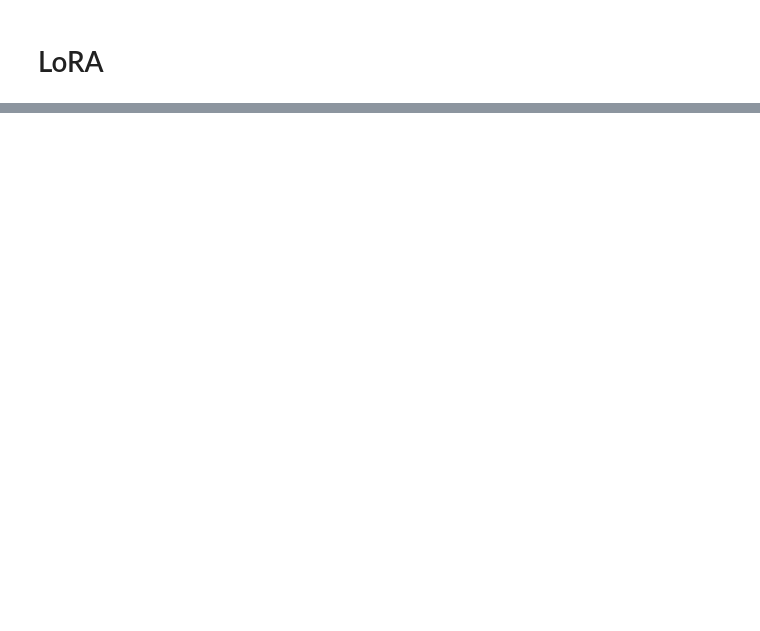
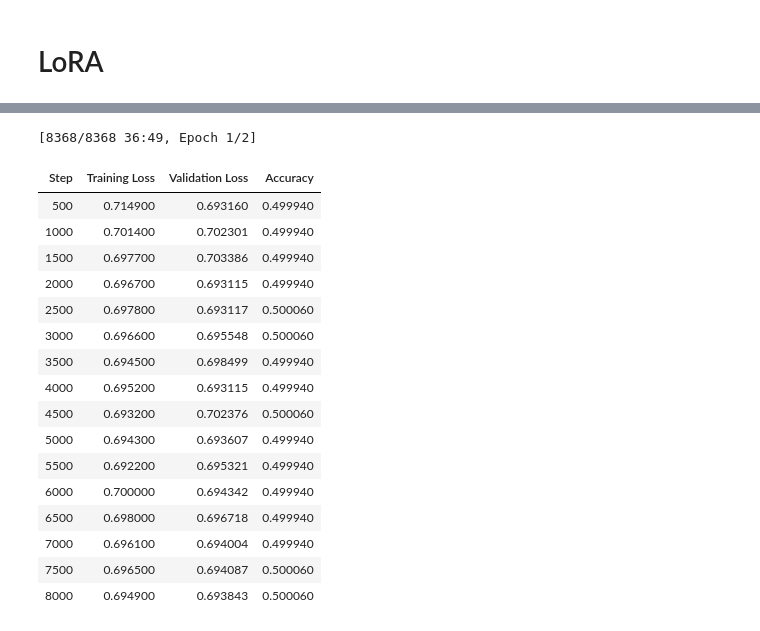
Before and after one commit to Bidhan-Bajracharya/NLP, a Jupyter notebook: A7/main.ipynb, the cells around one changed output, grey strips where cells are left out. Drawn from its saved outputs; the diff is of its cells as text; code cells hidden in the pictures; blank space fills up the shorter version.

```diff
--- a/A7/main.ipynb
+++ b/A7/main.ipynb
@@ -926,0 +1044,28 @@ from peft import LoraConfig, get_peft_model
+# %%
+training_args = TrainingArguments(
+    output_dir="student-lora",
+    learning_rate=2e-4,
+    per_device_train_batch_size=4,
+    per_device_eval_batch_size=2,
+    gradient_accumulation_steps=4,
+    num_train_epochs=2,
+    weight_decay=0.01,
+    load_best_model_at_end=True,
+    evaluation_strategy="steps",
+    save_strategy="steps",
+    save_steps=500,
+    eval_steps=500,
+    fp16=True
+)
+
+tokenized_ds.set_format(type="torch", columns=["input_ids", "attention_mask", "token_type_ids", "label"])
+
+trainer = Trainer(
+    model=student_model_twelve,
+    args=training_args,
+    train_dataset=tokenized_ds["train"],
+    eval_dataset=tokenized_ds["test"],
+    tokenizer=tokenizer,
+    data_collator=default_data_collator,
+    compute_metrics=compute_metrics,
+)
@@ -926,0 +1089,23 @@ from peft import LoraConfig, get_peft_model
+# %%
+trainer.train()
+trainer.save_model()
+student_model_twelve.save_pretrained("student-lora")
+# %% [output]
+[8368/8368 36:49, Epoch 1/2]
+| Step | Training Loss | Validation Loss | Accuracy |
+| 500 | 0.714900 | 0.693160 | 0.499940 |
+| 1000 | 0.701400 | 0.702301 | 0.499940 |
+| 1500 | 0.697700 | 0.703386 | 0.499940 |
+| 2000 | 0.696700 | 0.693115 | 0.499940 |
+| 2500 | 0.697800 | 0.693117 | 0.500060 |
+| 3000 | 0.696600 | 0.695548 | 0.500060 |
+| 3500 | 0.694500 | 0.698499 | 0.499940 |
+| 4000 | 0.695200 | 0.693115 | 0.499940 |
+| 4500 | 0.693200 | 0.702376 | 0.500060 |
+| 5000 | 0.694300 | 0.693607 | 0.499940 |
+| 5500 | 0.692200 | 0.695321 | 0.499940 |
+| 6000 | 0.700000 | 0.694342 | 0.499940 |
+| 6500 | 0.698000 | 0.696718 | 0.499940 |
+| 7000 | 0.696100 | 0.694004 | 0.499940 |
+| 7500 | 0.696500 | 0.694087 | 0.500060 |
+| 8000 | 0.694900 | 0.693843 | 0.500060 |
```
Also changed, not shown: parts of 25 cells of this notebook, 1 other file.
